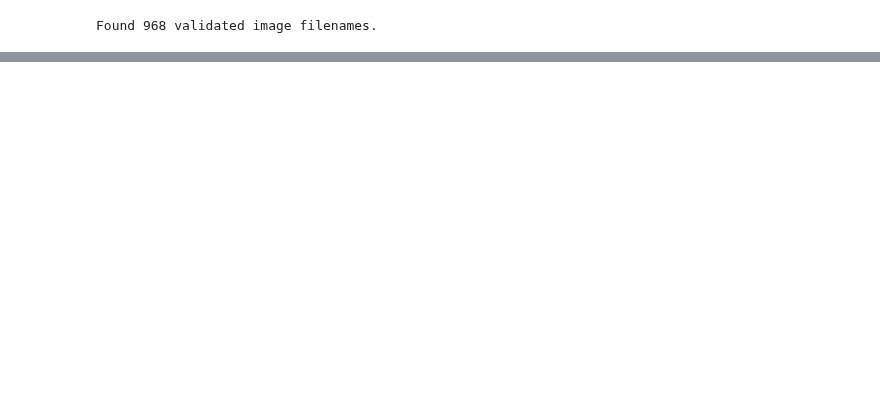
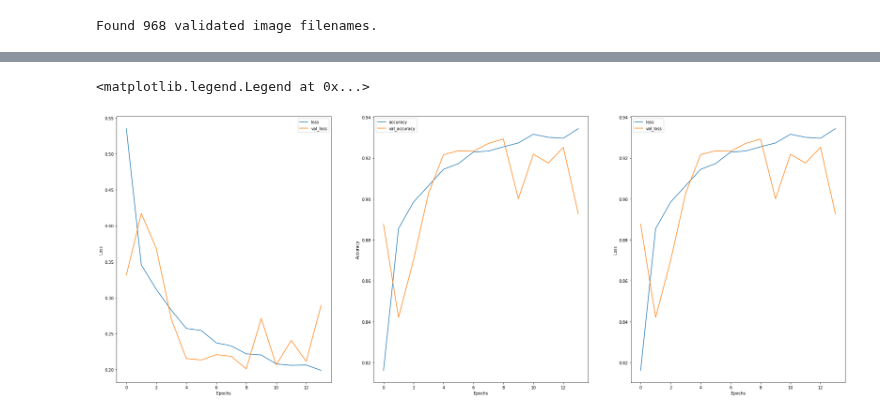
Before and after one commit to basharnaji/RetinaOCTImageClassification, a Jupyter notebook: Colab Notebooks/xception-netwrok-on-50-of-the-data.ipynb, the cells around one changed output, grey strips where cells are left out. Cells and saved outputs as stored; diff of their text form; code cells hidden in the pictures; blank space fills up the shorter version.

```diff
--- a/Colab Notebooks/xception-netwrok-on-50-of-the-data.ipynb
+++ b/Colab Notebooks/xception-netwrok-on-50-of-the-data.ipynb
@@ -148,9 +151,9 @@ Found 4174 validated image filenames.
 # Creating the model based on Xception Network
 input_layer = keras.Input(shape=(IMG_SIZE, IMG_SIZE, 3))
 base_model = app.xception.Xception(include_top=False, weights="imagenet", input_shape=(IMG_SIZE,IMG_SIZE,3))
-base_model.trainable = False
+base_model.trainable = True
 
-x = base_model(input_layer, training=False)
+x = base_model(input_layer)
 x = keras.layers.GlobalAveragePooling2D()(x)
 output = keras.layers.Dense(4, activation="softmax")(x)
 
@@ -176,7 +181,7 @@ _________________________________________________________________
 # %%
 # This code did not work, it caused I/O Error 5:
 # model.compile(optimizer=keras.optimizers.Adam(learning_rate=1e-3), loss='categorical_crossentropy', metrics='accuracy')
-model.compile(optimizer=keras.optimizers.Adam(), loss='categorical_crossentropy', metrics=[tfa.metrics.F1Score(4,"micro")])
+model.compile(optimizer=keras.optimizers.Adam(learning_rate=1e-3), loss='categorical_crossentropy', metrics=[tfa.metrics.F1Score(4,"micro"), "accuracy"])
 # %%
 # Creating a checkpoint to save the best model so that we can reload it once training is complete
 checkpoint_cb = keras.callbacks.ModelCheckpoint("oct_xception50per.h5", save_best_only=True)
@@ -218,0 +224,24 @@ model.evaluate(test_imgs)
+# %%
+#Plotiting training results
+plt.figure(figsize=(32,12))
+plt.subplot(1,3,1)
+plt.plot(range(len(history.history["loss"])), history.history['loss'], label="loss")
+plt.plot(range(len(history.history["loss"])), history.history['val_loss'], label="val_loss")
+plt.xlabel("Epochs")
+plt.ylabel("Loss")
+plt.legend()
+plt.subplot(1,3,2)
+plt.plot(range(len(history.history["loss"])), history.history["accuracy"], label="accuracy")
+plt.plot(range(len(history.history["loss"])), history.history["val_accuracy"], label="val_accuracy")
+plt.xlabel("Epochs")
+plt.ylabel("Accuracy")
+plt.legend()
+plt.subplot(1,3,3)
+plt.plot(range(len(history.history["loss"])), history.history['f1_score'], label="loss")
+plt.plot(range(len(history.history["loss"])), history.history['val_f1_score'], label="val_loss")
+plt.xlabel("Epochs")
+plt.ylabel("Loss")
+plt.legend()
+# %% [output]
+<matplotlib.legend.Legend at 0x...>
+[figure, added]
```
Also changed, not shown: parts of 6 cells of this notebook.
